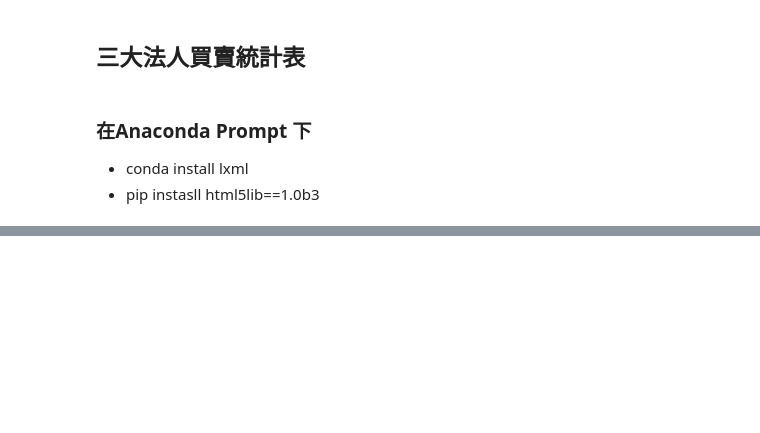
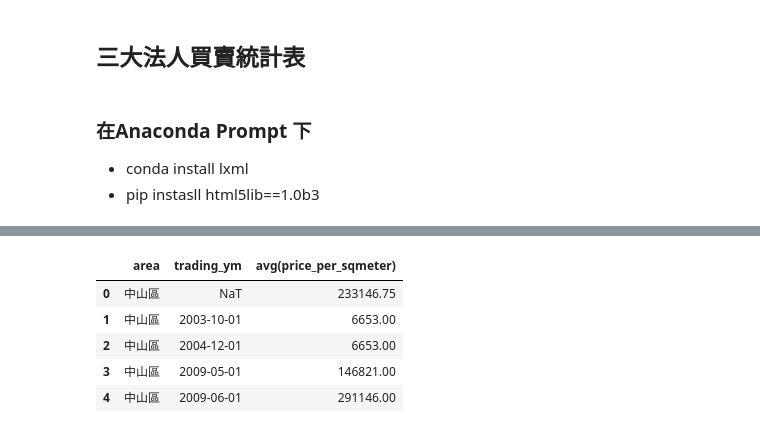
Before and after one commit to ywchiu/pyfintech2, a Jupyter notebook: 20161002DEMO.ipynb, the cells around one changed output, grey strips where cells are left out. Drawn from its saved outputs; the diff is of its cells as text; code cells hidden in the pictures; blank space fills up the shorter version.

```diff
--- a/20161002DEMO.ipynb
+++ b/20161002DEMO.ipynb
@@ -460,0 +539,3 @@ stockdf = dfs[7]
+# %%
+import MySQLdb# 連接到MySQL
+db=MySQLdb.connect(host="localhost",user="root",passwd="test",db='lvr',charset='utf8')
@@ -460,0 +544,11 @@ stockdf = dfs[7]
+# %%
+#df2=pandas.read_sql('select * from lvr_data',con=db)
+df2=pandas.read_sql('select area, trading_ym, avg(price_per_sqmeter) from lvr_data group by area, trading_ym',con=db)
+df2.head()
+# %% [output]
+|  | area | trading_ym | avg(price_per_sqmeter) |
+| 0 | 中山區 | NaT | 233146.75 |
+| 1 | 中山區 | 2003-10-01 | 6653.00 |
+| 2 | 中山區 | 2004-12-01 | 6653.00 |
+| 3 | 中山區 | 2009-05-01 | 146821.00 |
+| 4 | 中山區 | 2009-06-01 | 291146.00 |
```
Also changed, not shown: parts of 16 cells of this notebook.
